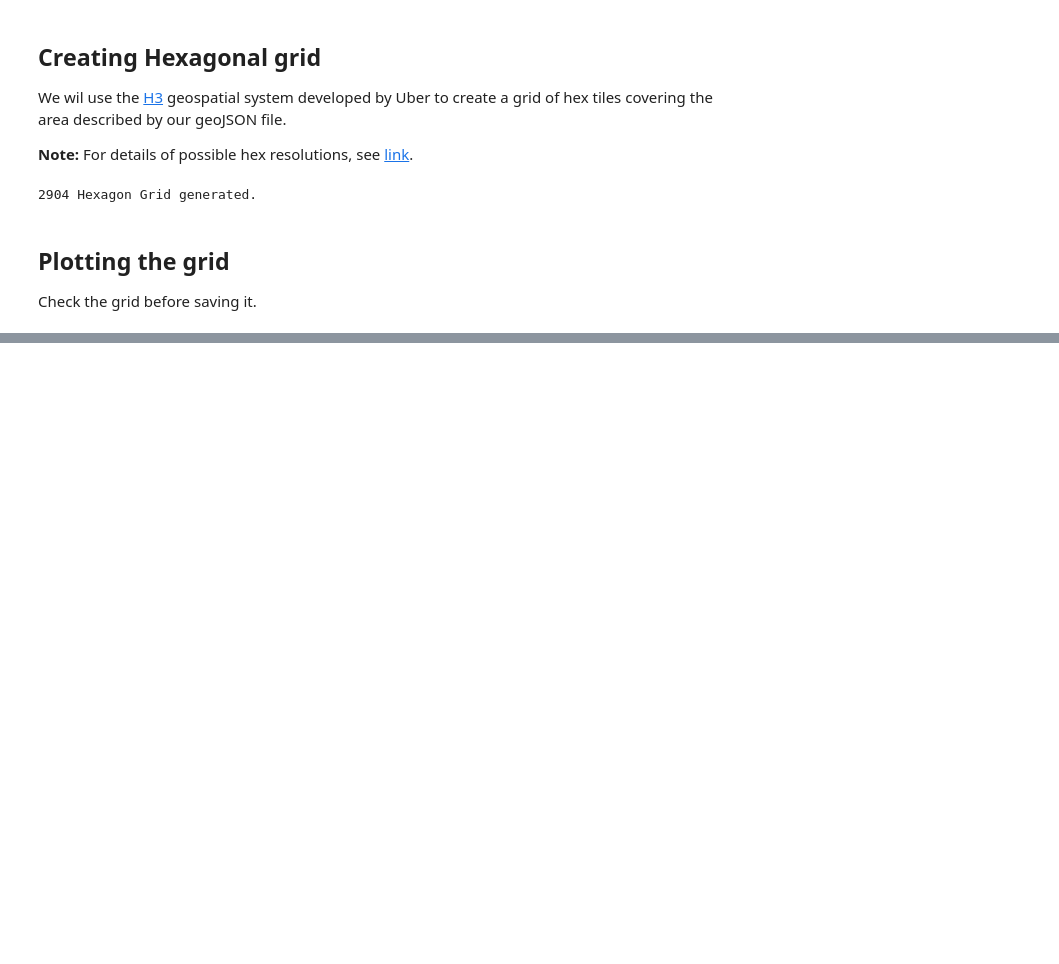
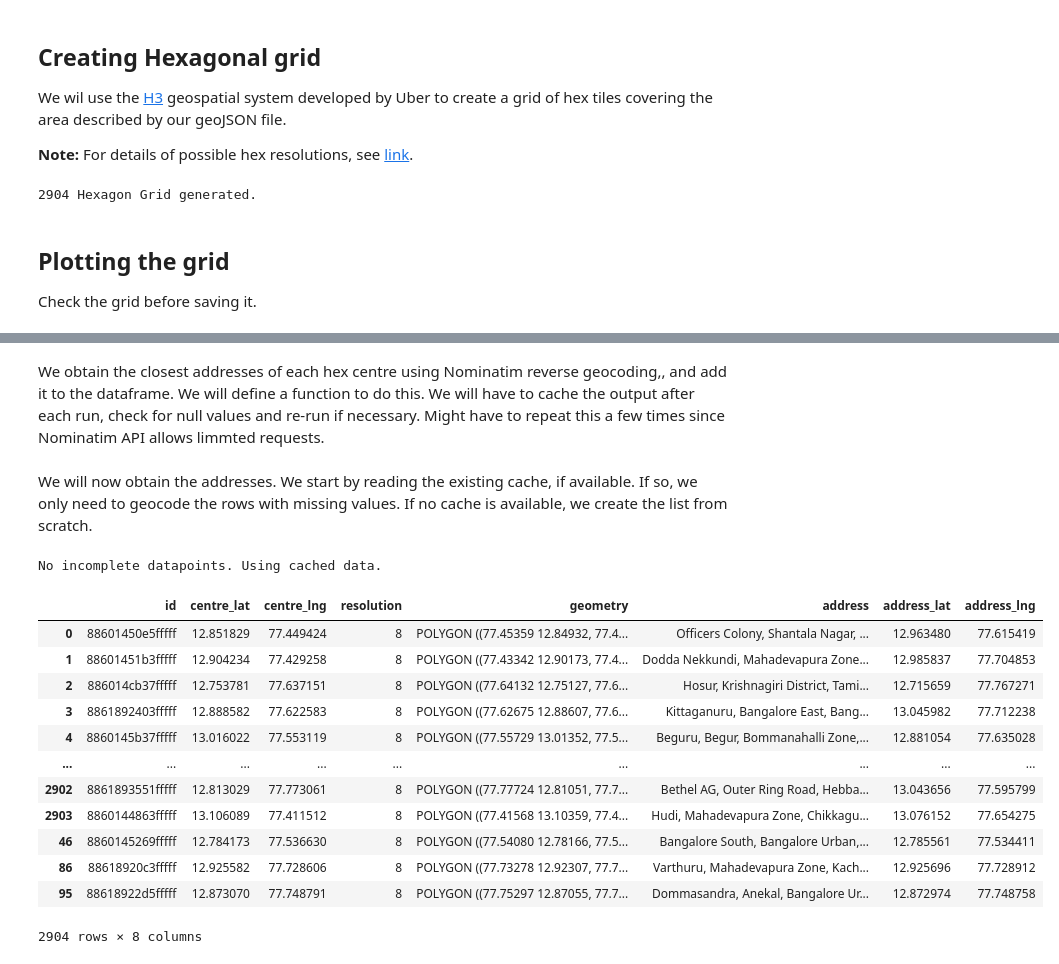
Before and after one commit to ngjoseph/Coursera_Capstone, a Jupyter notebook: notebooks/05_bangalore_grid_generation.ipynb, the cells around one changed output, grey strips where cells are left out. Saved outputs shown, nothing was run; the diff lists cells and outputs as text; code cells hidden in the pictures; blank space fills up the shorter version.

Commit message:
Obtained addresses for hex centers

```diff
--- a/notebooks/05_bangalore_grid_generation.ipynb
+++ b/notebooks/05_bangalore_grid_generation.ipynb
@@ -178,0 +188,2 @@ with open('../data/bangalore_hex_grid.geojson', 'w') as outfile:
+# %%
+df_hex = gpd.read_file('../data/bangalore_hex_grid.geojson')
@@ -178,0 +201,2 @@ with open('../data/bangalore_hex_grid.geojson', 'w') as outfile:
+# %% [markdown]
+We obtain the closest addresses of each hex centre using Nominatim reverse geocoding,, and add it to the dataframe. We will define a function to do this. We will have to cache the output after each run, check for null values and re-run if necessary. Might have to repeat this a few times since Nominatim API allows limmted requests.
@@ -178,0 +242,59 @@ with open('../data/bangalore_hex_grid.geojson', 'w') as outfile:
+# %% [markdown]
+We will now obtain the addresses. We start by reading the existing cache, if available. If so, we only need to geocode the rows with missing values. If no cache is available, we create the list from scratch.
+# %%
+query_set = np.array([]) # Create empty array to hold API query
+
+try:
+    cache = gpd.read_feather('../data/bangalore_hex_data.feather')
+    # Split Cache into complete and incomplete sets
+    cache_exist = cache.dropna(axis=0, how='any') # Complete Set
+    cache_null = cache[cache.isnull().any(axis=1)] # Incomplete set
+
+    query_set = cache_null[['centre_lat', 'centre_lng']].to_records(index=True) # Create query points
+
+except FileNotFoundError:
+    query_set = df_hex[['centre_lat', 'centre_lng']].to_records(index=True) # Full list of points
+
+if query_set.size > 0:
+    #If the query set is not empty, run geocoder
+    print('{} points with incomplete data. Querying Nominatim.'.format(query_set.shape[0]))
+
+    # Filter out relevant columns and rows from newly acquired data and cache
+    new_address = reverse_geocode(query_set, geocoder)
+    new_address.dropna(axis=0, how='any', inplace=True) # Drop any missing value rows from returned data
+
+    # Merge new addresses with incomplete set and append to complete set
+    cache_new = cache_null.drop(columns=['address', 'address_lat', 'address_lng']) # Avoid duplicates
+    cache_new = cache_new.merge(new_address, how='inner', left_index=True, right_index=True)
+    df_hex_comp = cache_exist.append(cache_new, ignore_index=False, verify_integrity=True)
+    df_hex_comp.sort_index()
+
+    # Check if no of rows matches before saving
+    if len(df_hex.index) == len(df_hex_comp.index):
+        df_hex_comp.to_feather('../data/bangalore_hex_data.feather')
+        print('Data saved to cache.')
+    else:
+        print('ERROR: Final dataframe length does not match initial dataframe.')
+
+else:
+    # If no missing values in cache, avoid API calls
+    print('No incomplete datapoints. Using cached data.')
+    df_hex_comp = cache
+# %% [output]
+No incomplete datapoints. Using cached data.
+# %%
+df_hex_comp # View final data
+# %% [output]
+|  | id | centre_lat | centre_lng | resolution | geometry | address | address_lat | address_lng |
+| 0 | 88601450e5fffff | 12.851829 | 77.449424 | 8 | POLYGON ((77.45359 12.84932, 77.4... | Officers Colony, Shantala Nagar, ... | 12.963480 | 77.615419 |
+| 1 | 88601451b3fffff | 12.904234 | 77.429258 | 8 | POLYGON ((77.43342 12.90173, 77.4... | Dodda Nekkundi, Mahadevapura Zone... | 12.985837 | 77.704853 |
+| 2 | 886014cb37fffff | 12.753781 | 77.637151 | 8 | POLYGON ((77.64132 12.75127, 77.6... | Hosur, Krishnagiri District, Tami... | 12.715659 | 77.767271 |
+| 3 | 8861892403fffff | 12.888582 | 77.622583 | 8 | POLYGON ((77.62675 12.88607, 77.6... | Kittaganuru, Bangalore East, Bang... | 13.045982 | 77.712238 |
+| 4 | 8860145b37fffff | 13.016022 | 77.553119 | 8 | POLYGON ((77.55729 13.01352, 77.5... | Beguru, Begur, Bommanahalli Zone,... | 12.881054 | 77.635028 |
+| ... | ... | ... | ... | ... | ... | ... | ... | ... |
+| 2902 | 8861893551fffff | 12.813029 | 77.773061 | 8 | POLYGON ((77.77724 12.81051, 77.7... | Bethel AG, Outer Ring Road, Hebba... | 13.043656 | 77.595799 |
+| 2903 | 8860144863fffff | 13.106089 | 77.411512 | 8 | POLYGON ((77.41568 13.10359, 77.4... | Hudi, Mahadevapura Zone, Chikkagu... | 13.076152 | 77.654275 |
+| 46 | 8860145269fffff | 12.784173 | 77.536630 | 8 | POLYGON ((77.54080 12.78166, 77.5... | Bangalore South, Bangalore Urban,... | 12.785561 | 77.534411 |
+| 86 | 88618920c3fffff | 12.925582 | 77.728606 | 8 | POLYGON ((77.73278 12.92307, 77.7... | Varthuru, Mahadevapura Zone, Kach... | 12.925696 | 77.728912 |
+| 95 | 88618922d5fffff | 12.873070 | 77.748791 | 8 | POLYGON ((77.75297 12.87055, 77.7... | Dommasandra, Anekal, Bangalore Ur... | 12.872974 | 77.748758 |
+2904 rows × 8 columns
```
Also changed, not shown: parts of 10 cells of this notebook, 2 other files.
